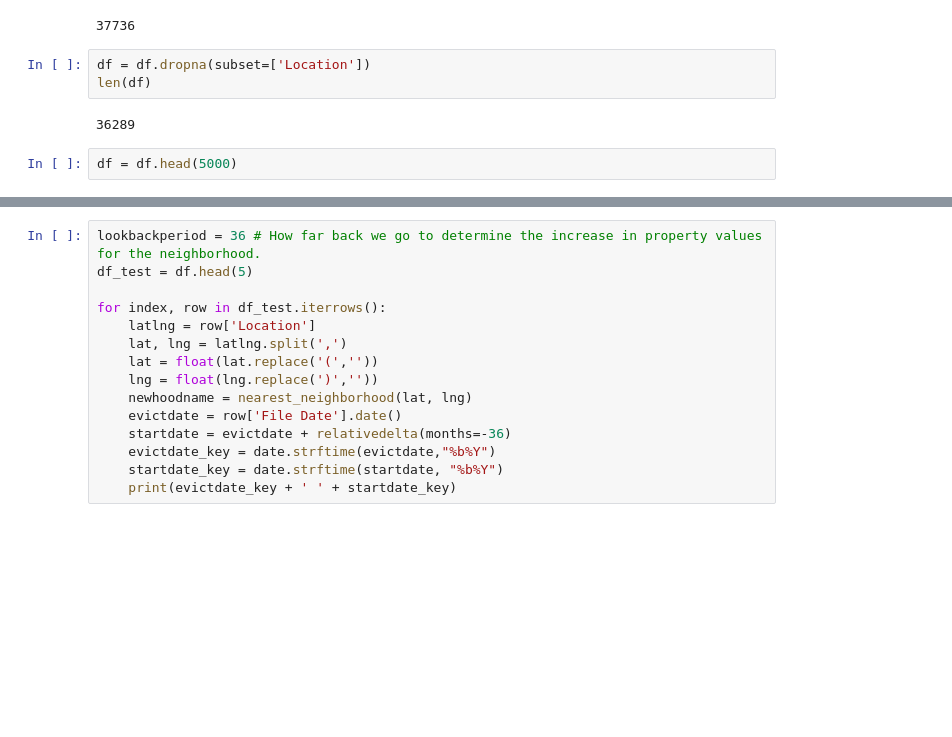
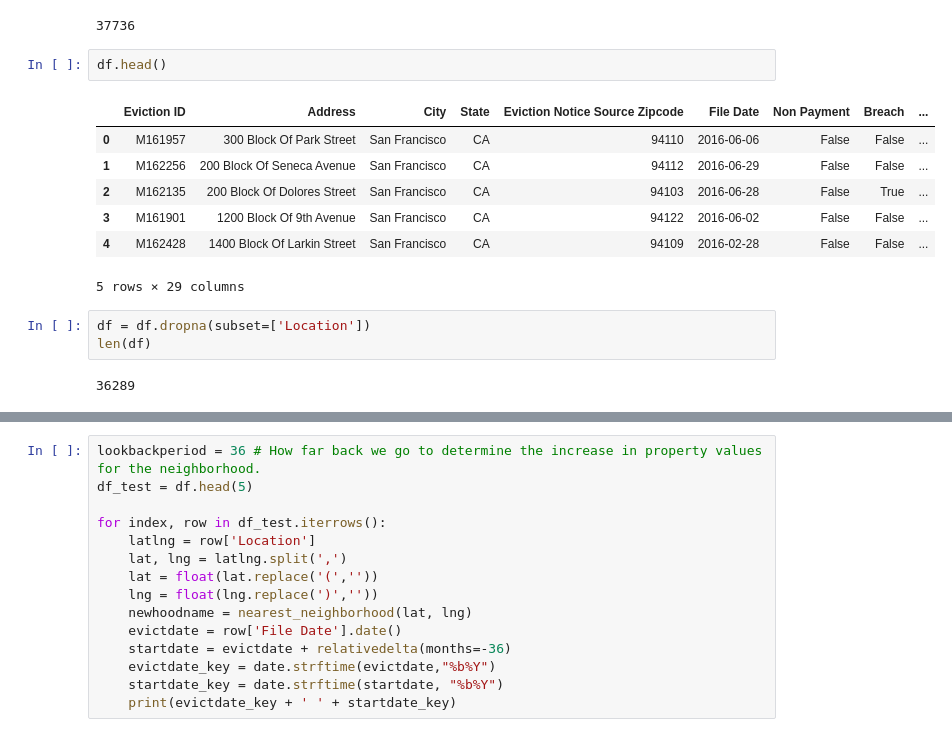
Before and after one commit to Jkremr/evictions-home-values, a Jupyter notebook: evictions-home-values.ipynb, the cells around one changed output, grey strips where cells are left out. Cells and saved outputs as stored; diff of their text form; blank space fills up the shorter version.

```diff
--- a/evictions-home-values.ipynb
+++ b/evictions-home-values.ipynb
@@ -12,10 +12,18 @@ df = pd.read_csv('eviction_notices.csv', parse_dates=['File Date'], encoding = "
 len(df)
 # %% [output]
 37736
+# %%
+df.head()
+# %% [output]
+|  | Eviction ID | Address | City | State | Eviction Notice Source Zipcode | File Date | Non Payment | Breach | ... |
+| 0 | M161957 | 300 Block Of Park Street | San Francisco | CA | 94110 | 2016-06-06 | False | False | ... |
+| 1 | M162256 | 200 Block Of Seneca Avenue | San Francisco | CA | 94112 | 2016-06-29 | False | False | ... |
+| 2 | M162135 | 200 Block Of Dolores Street | San Francisco | CA | 94103 | 2016-06-28 | False | True | ... |
+| 3 | M161901 | 1200 Block Of 9th Avenue | San Francisco | CA | 94122 | 2016-06-02 | False | False | ... |
+| 4 | M162428 | 1400 Block Of Larkin Street | San Francisco | CA | 94109 | 2016-02-28 | False | False | ... |
+5 rows × 29 columns
 # %%
 df = df.dropna(subset=['Location'])
 len(df)
 # %% [output]
 36289
-# %%
-df = df.head(5000)
```
Also changed, not shown: parts of 9 cells of this notebook.
